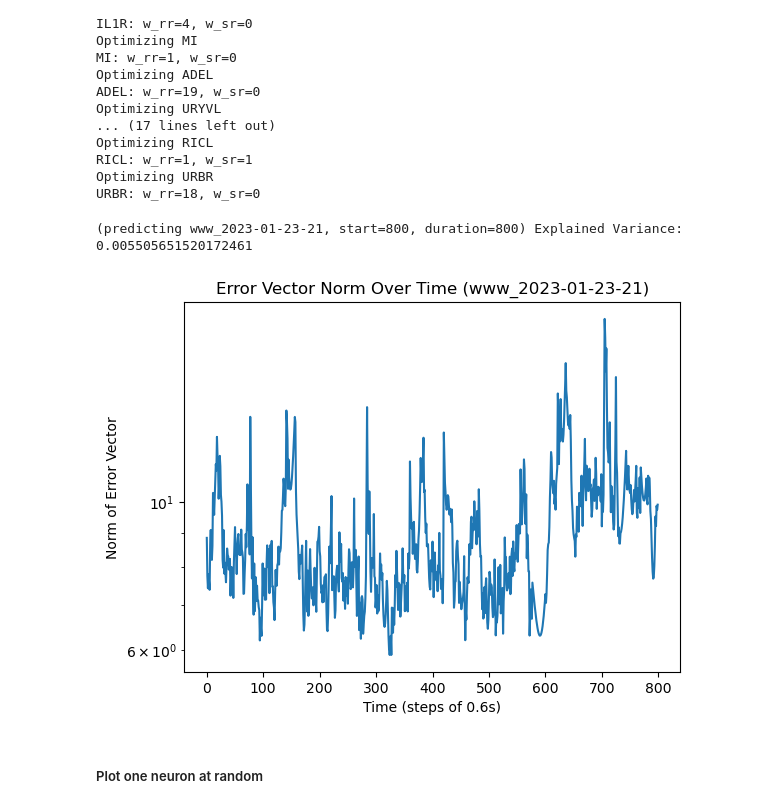
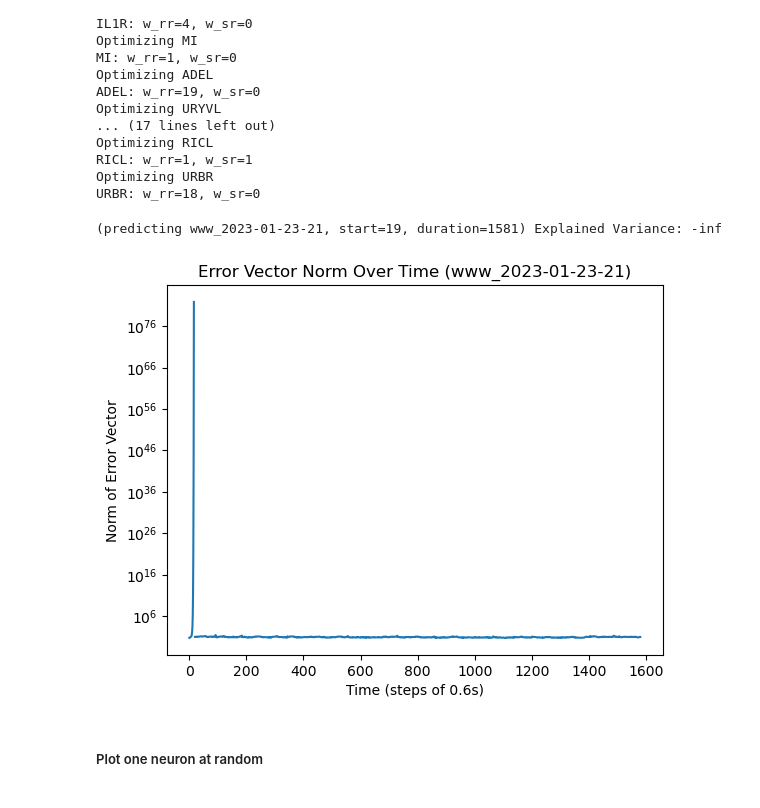
Before and after one commit to ironak/worms, a Jupyter notebook: model.ipynb, the cells around one changed output. Drawn from its saved outputs; the diff is of its cells as text; code cells hidden in the pictures.

```diff
--- a/model.ipynb
+++ b/model.ipynb
@@ -966,10 +960,10 @@ URBR: w_rr=18, w_sr=0
 COMPLETE_INDEP_TRACE_OBJ = TraceObject.from_www_json("datasets/wormwideweb/2023-01-23-21.json")
 COMPLETE_INDEP_CONTEXT = Context(COMPLETE_INDEP_TRACE_OBJ, CONNECTOME)
 # %%
-overall_explained_variance, predictions = COMPLETE_INDEP_CONTEXT.predict(neurons, start=800, duration=800, plot=2)
+overall_explained_variance, predictions = COMPLETE_INDEP_CONTEXT.predict(neurons, start=0, duration=None, plot=2)
 # %% [output]
-(predicting www_2023-01-23-21, start=800, duration=800) Explained Variance: 0.005505651520172461
+(predicting www_2023-01-23-21, start=19, duration=1581) Explained Variance: -inf
-[figure, old version]
+[figure, new version]
 # %% [markdown]
 ##### Plot one neuron at random
 # %%
```
Also changed, not shown: parts of 2 cells of this notebook.
